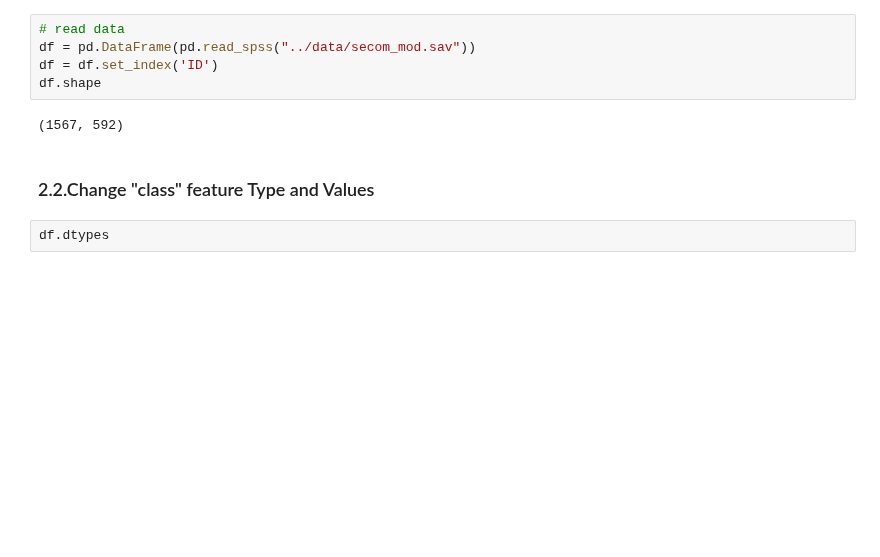
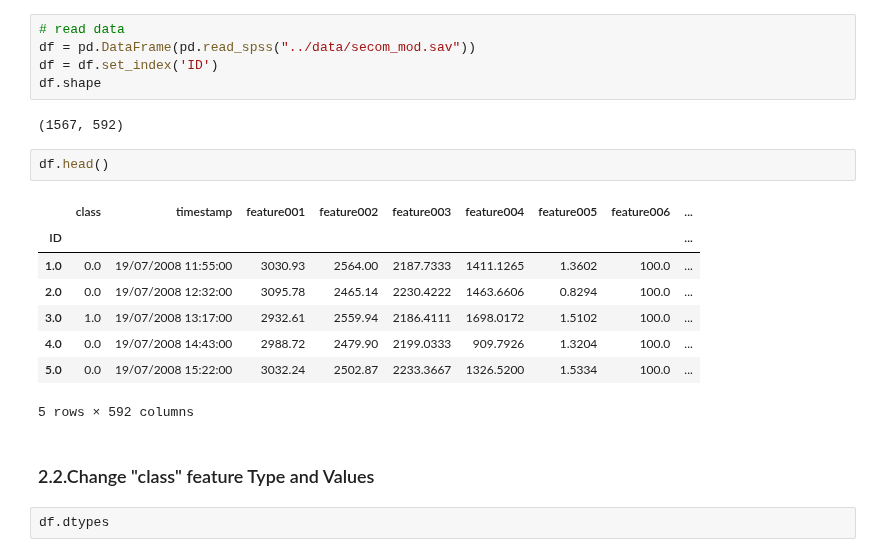
Before and after one commit to Landschy/datamining-htw, a Jupyter notebook: scripts/Unified.ipynb, the cells around one changed output. Drawn from its saved outputs; the diff is of its cells as text; blank space fills up the shorter version.

```diff
--- a/scripts/Unified.ipynb
+++ b/scripts/Unified.ipynb
@@ -52,6 +59,17 @@ df = df.set_index('ID')
 df.shape
 # %% [output]
 (1567, 592)
+# %%
+df.head()
+# %% [output]
+|  | class | timestamp | feature001 | feature002 | feature003 | feature004 | feature005 | feature006 | ... |
+| ID |  |  |  |  |  |  |  |  | ... |
+| 1.0 | 0.0 | 19/07/2008 11:55:00 | 3030.93 | 2564.00 | 2187.7333 | 1411.1265 | 1.3602 | 100.0 | ... |
+| 2.0 | 0.0 | 19/07/2008 12:32:00 | 3095.78 | 2465.14 | 2230.4222 | 1463.6606 | 0.8294 | 100.0 | ... |
+| 3.0 | 1.0 | 19/07/2008 13:17:00 | 2932.61 | 2559.94 | 2186.4111 | 1698.0172 | 1.5102 | 100.0 | ... |
+| 4.0 | 0.0 | 19/07/2008 14:43:00 | 2988.72 | 2479.90 | 2199.0333 | 909.7926 | 1.3204 | 100.0 | ... |
+| 5.0 | 0.0 | 19/07/2008 15:22:00 | 3032.24 | 2502.87 | 2233.3667 | 1326.5200 | 1.5334 | 100.0 | ... |
+5 rows × 592 columns
 # %% [markdown]
 ### 2.2.Change "class" feature Type and Values
 # %%
```
Also changed, not shown: parts of 15 cells of this notebook.
